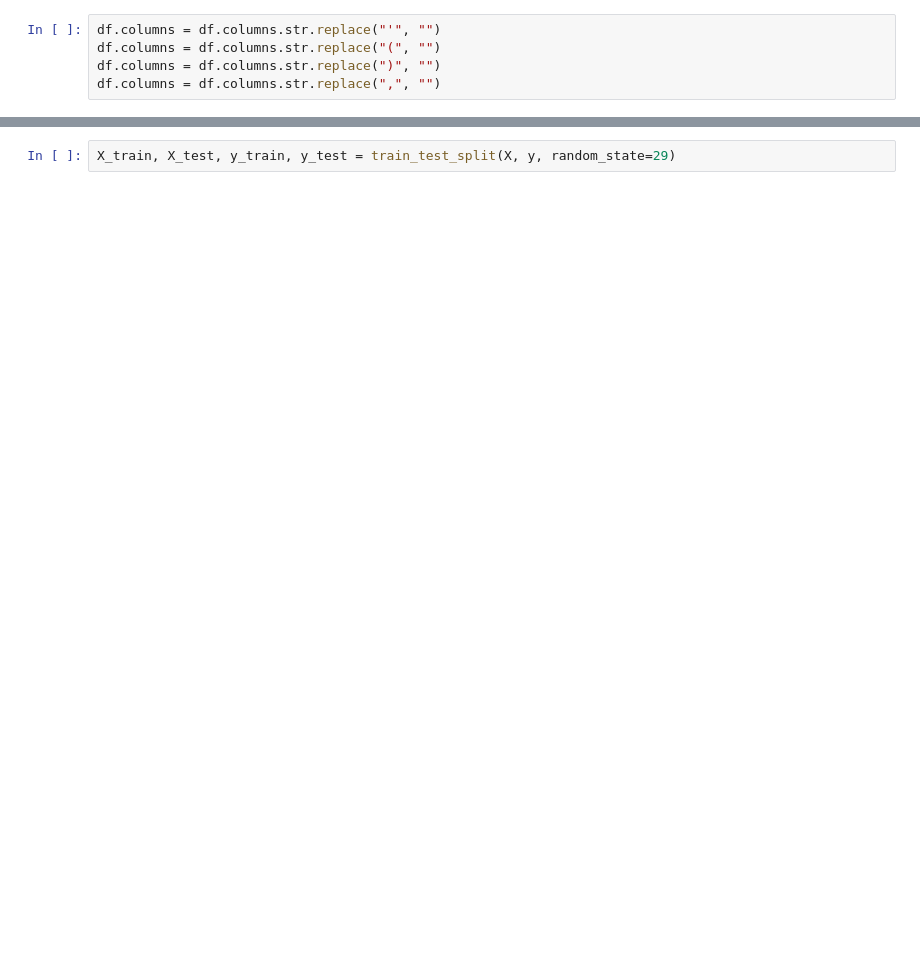
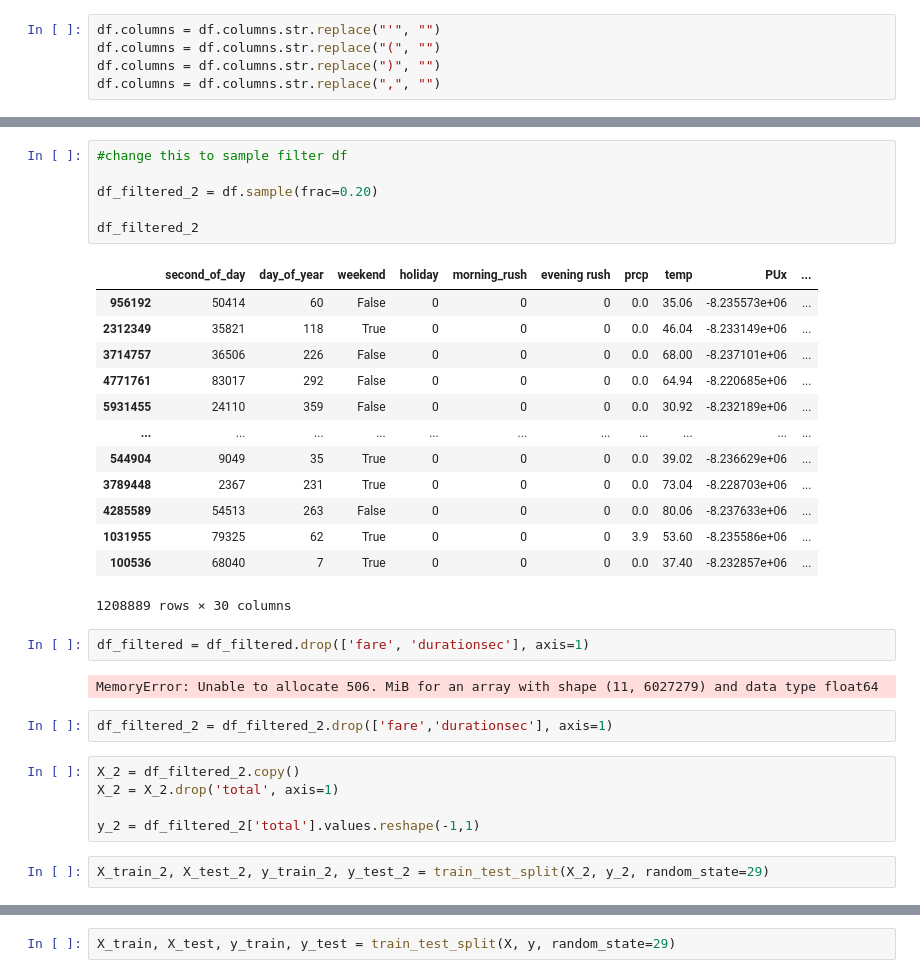
Before and after one commit to Krinnik/ny_ride_fair_optimization, a Jupyter notebook: nik_folder/nik_model_test.ipynb, the cells around one changed output, grey strips where cells are left out. Cells and saved outputs as stored; diff of their text form; blank space fills up the shorter version.

```diff
--- a/nik_folder/nik_model_test.ipynb
+++ b/nik_folder/nik_model_test.ipynb
@@ -226,0 +133,33 @@ df_filtered
+# %%
+#change this to sample filter df
+
+df_filtered_2 = df.sample(frac=0.20)
+
+df_filtered_2
+# %% [output]
+|  | second_of_day | day_of_year | weekend | holiday | morning_rush | evening rush | prcp | temp | PUx | ... |
+| 956192 | 50414 | 60 | False | 0 | 0 | 0 | 0.0 | 35.06 | -8.235573e+06 | ... |
+| 2312349 | 35821 | 118 | True | 0 | 0 | 0 | 0.0 | 46.04 | -8.233149e+06 | ... |
+| 3714757 | 36506 | 226 | False | 0 | 0 | 0 | 0.0 | 68.00 | -8.237101e+06 | ... |
+| 4771761 | 83017 | 292 | False | 0 | 0 | 0 | 0.0 | 64.94 | -8.220685e+06 | ... |
+| 5931455 | 24110 | 359 | False | 0 | 0 | 0 | 0.0 | 30.92 | -8.232189e+06 | ... |
+| ... | ... | ... | ... | ... | ... | ... | ... | ... | ... | ... |
+| 544904 | 9049 | 35 | True | 0 | 0 | 0 | 0.0 | 39.02 | -8.236629e+06 | ... |
+| 3789448 | 2367 | 231 | True | 0 | 0 | 0 | 0.0 | 73.04 | -8.228703e+06 | ... |
+| 4285589 | 54513 | 263 | False | 0 | 0 | 0 | 0.0 | 80.06 | -8.237633e+06 | ... |
+| 1031955 | 79325 | 62 | True | 0 | 0 | 0 | 3.9 | 53.60 | -8.235586e+06 | ... |
+| 100536 | 68040 | 7 | True | 0 | 0 | 0 | 0.0 | 37.40 | -8.232857e+06 | ... |
+1208889 rows × 30 columns
+# %%
+df_filtered = df_filtered.drop(['fare', 'durationsec'], axis=1)
+# %% [output]
+MemoryError: Unable to allocate 506. MiB for an array with shape (11, 6027279) and data type float64
+# %%
+df_filtered_2 = df_filtered_2.drop(['fare','durationsec'], axis=1)
+# %%
+X_2 = df_filtered_2.copy()
+X_2 = X_2.drop('total', axis=1)
+
+y_2 = df_filtered_2['total'].values.reshape(-1,1)
+# %%
+X_train_2, X_test_2, y_train_2, y_test_2 = train_test_split(X_2, y_2, random_state=29)
```
Also changed, not shown: parts of 75 cells of this notebook, 2 other files.
